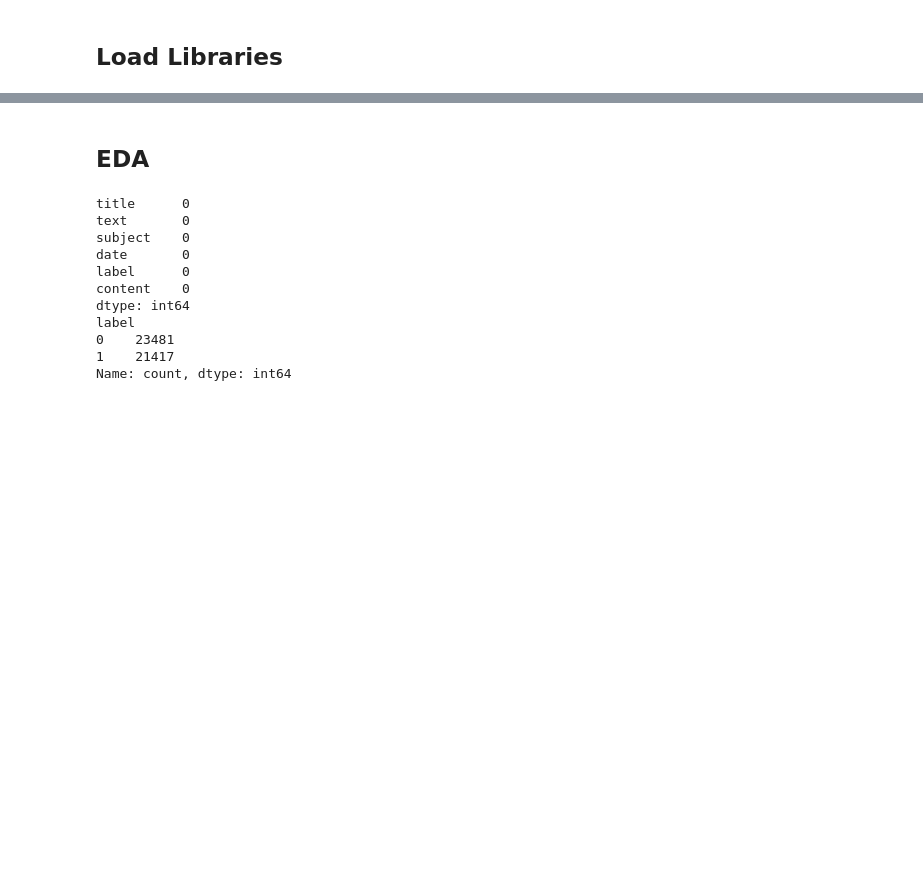
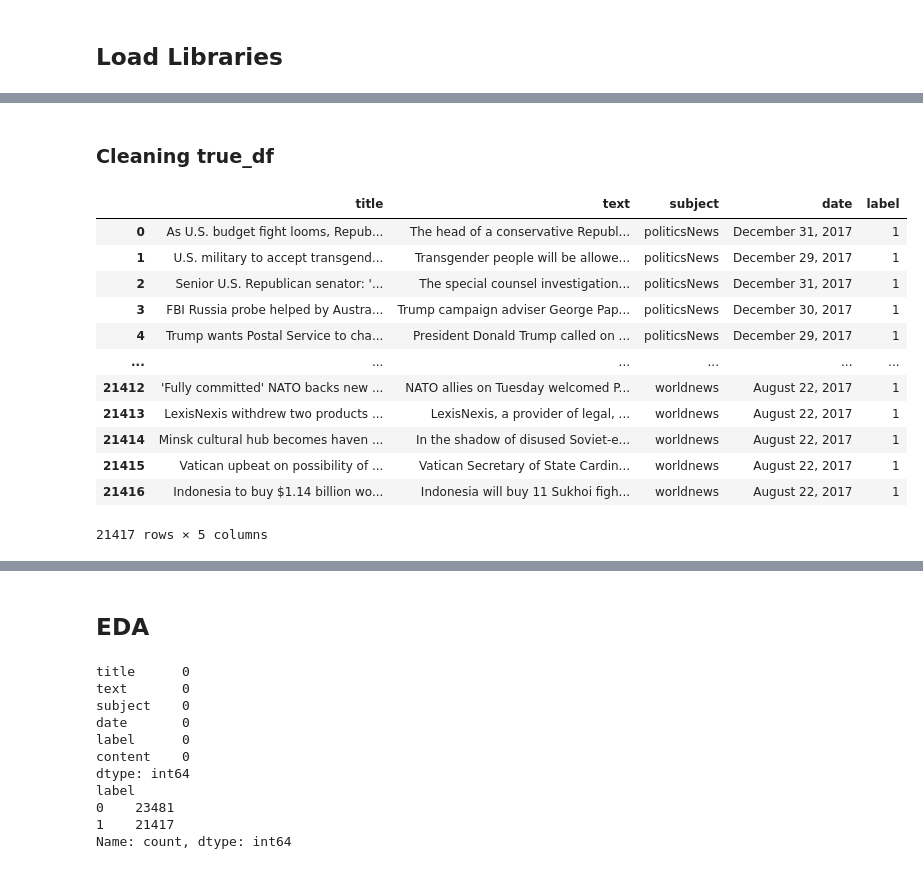
Before and after one commit to sophiakurz/NN_Project, a Jupyter notebook: fake-news-eda.ipynb, the cells around one changed output, grey strips where cells are left out. Saved outputs shown, nothing was run; the diff lists cells and outputs as text; code cells hidden in the pictures; blank space fills up the shorter version.

```diff
--- a/fake-news-eda.ipynb
+++ b/fake-news-eda.ipynb
@@ -11,0 +49,30 @@ from transformers import BertForSequenceClassification, Trainer, TrainingArgumen
+# %%
+import re
+
+def clean_intro(text):
+    # Pattern 1: Remove "(Reuters) -", "XYZ (Reuters) -", etc.
+    text = re.sub(r"^.*\(Reuters\)\s*-\s*", "", text)
+
+    # Pattern 2: Remove boilerplate Twitter intros (before the real statement)
+    text = re.sub(r"^The following statements.*?@realDonaldTrump\s*:\s*-\s*", "", text, flags=re.IGNORECASE | re.DOTALL)
+
+    return text.strip()
+# %% [markdown]
+### Cleaning true_df
+# %%
+true_df["text"] = true_df["text"].apply(clean_intro)
+display(true_df)
+# %% [output]
+|  | title | text | subject | date | label |
+| 0 | As U.S. budget fight looms, Repub... | The head of a conservative Republ... | politicsNews | December 31, 2017 | 1 |
+| 1 | U.S. military to accept transgend... | Transgender people will be allowe... | politicsNews | December 29, 2017 | 1 |
+| 2 | Senior U.S. Republican senator: '... | The special counsel investigation... | politicsNews | December 31, 2017 | 1 |
+| 3 | FBI Russia probe helped by Austra... | Trump campaign adviser George Pap... | politicsNews | December 30, 2017 | 1 |
+| 4 | Trump wants Postal Service to cha... | President Donald Trump called on ... | politicsNews | December 29, 2017 | 1 |
+| ... | ... | ... | ... | ... | ... |
+| 21412 | 'Fully committed' NATO backs new ... | NATO allies on Tuesday welcomed P... | worldnews | August 22, 2017 | 1 |
+| 21413 | LexisNexis withdrew two products ... | LexisNexis, a provider of legal, ... | worldnews | August 22, 2017 | 1 |
+| 21414 | Minsk cultural hub becomes haven ... | In the shadow of disused Soviet-e... | worldnews | August 22, 2017 | 1 |
+| 21415 | Vatican upbeat on possibility of ... | Vatican Secretary of State Cardin... | worldnews | August 22, 2017 | 1 |
+| 21416 | Indonesia to buy $1.14 billion wo... | Indonesia will buy 11 Sukhoi figh... | worldnews | August 22, 2017 | 1 |
+21417 rows × 5 columns
```
Also changed, not shown: parts of 19 cells of this notebook, 4 other files.
